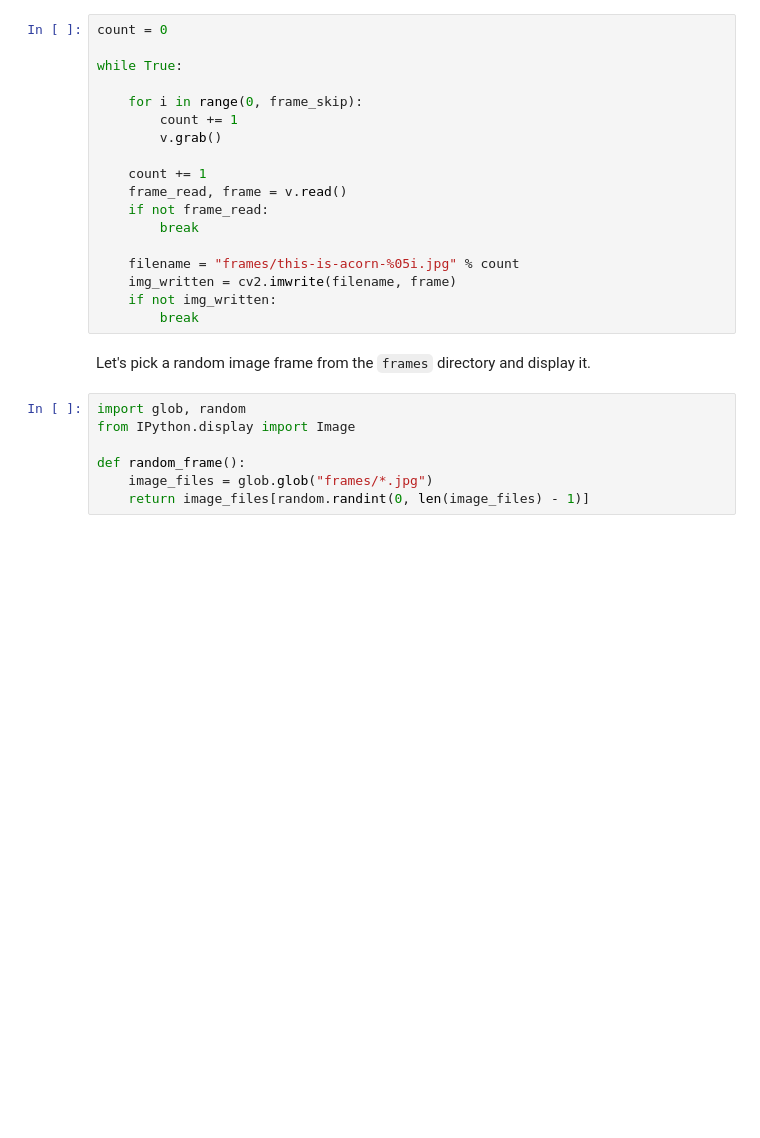
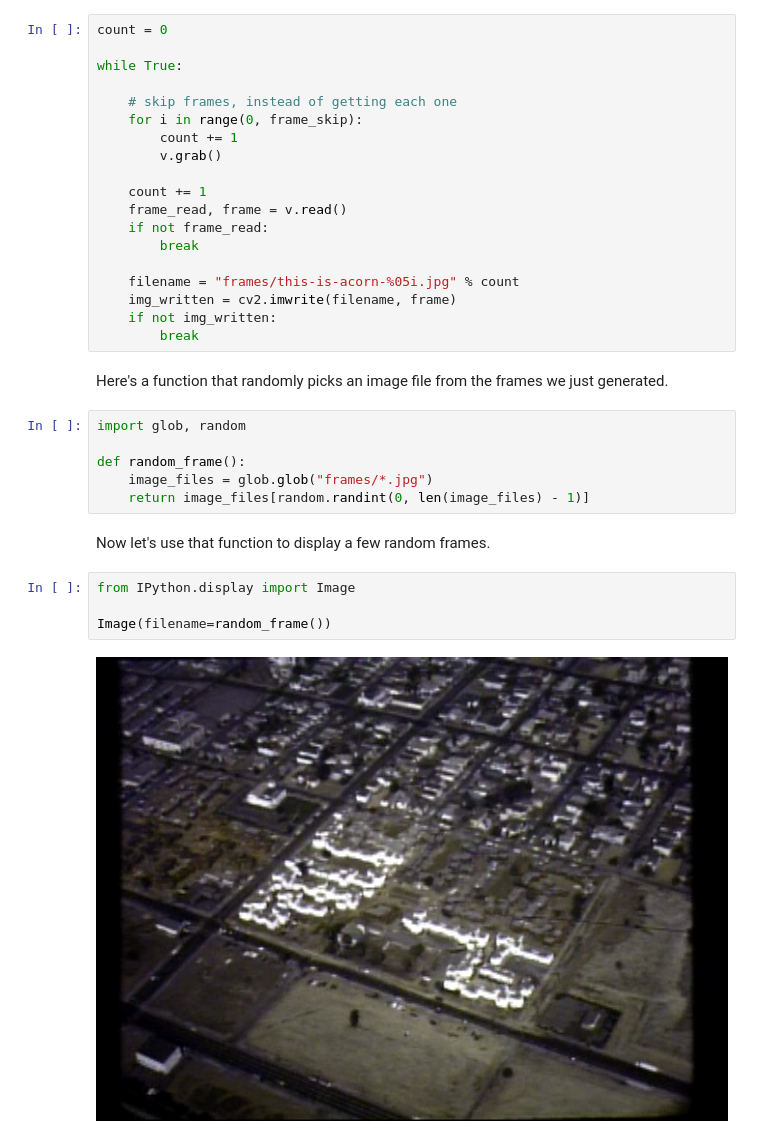
Before and after one commit to umd-mith/filmlab, a Jupyter notebook: extract-frames.py.ipynb, the cells around one changed output. Cells and saved outputs as stored; diff of their text form; blank space fills up the shorter version.

```diff
--- a/extract-frames.py.ipynb
+++ b/extract-frames.py.ipynb
@@ -17,6 +18,7 @@ count = 0
 
 while True:
 
+    # skip frames, instead of getting each one
     for i in range(0, frame_skip):
         count += 1
         v.grab()
@@ -30,15 +32,22 @@ while True:
     img_written = cv2.imwrite(filename, frame)
     if not img_written:
         break
-# %% [markdown]
-Let's pick a random image frame from the `frames` directory and display it.
+# %% [markdown]
+Here's a function that randomly picks an image file from the frames we just generated.
 # %%
 import glob, random
-from IPython.display import Image
 
 def random_frame():
     image_files = glob.glob("frames/*.jpg")
     return image_files[random.randint(0, len(image_files) - 1)]
+# %% [markdown]
+Now let's use that function to display a few random frames.
+# %%
+from IPython.display import Image
+
+Image(filename=random_frame())
+# %% [output]
+[figure, added]
 # %%
 Image(filename=random_frame())
 # %% [output]
```
Also changed, not shown: parts of 8 cells of this notebook.
